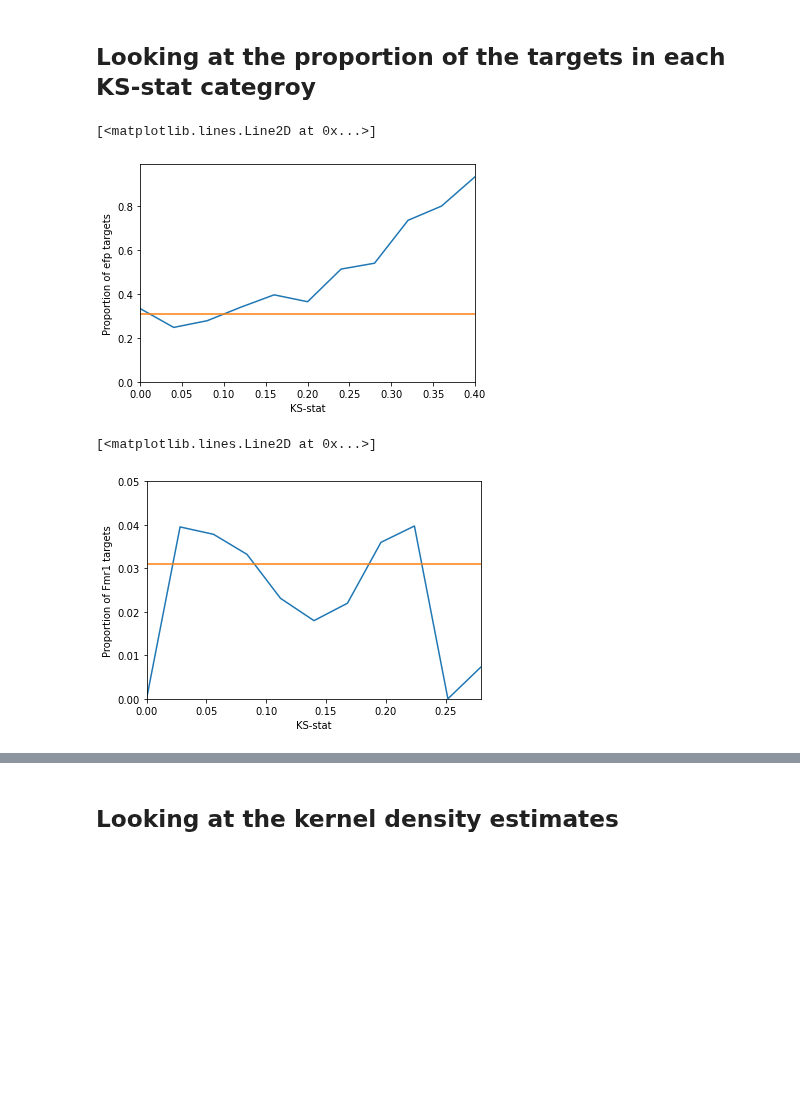
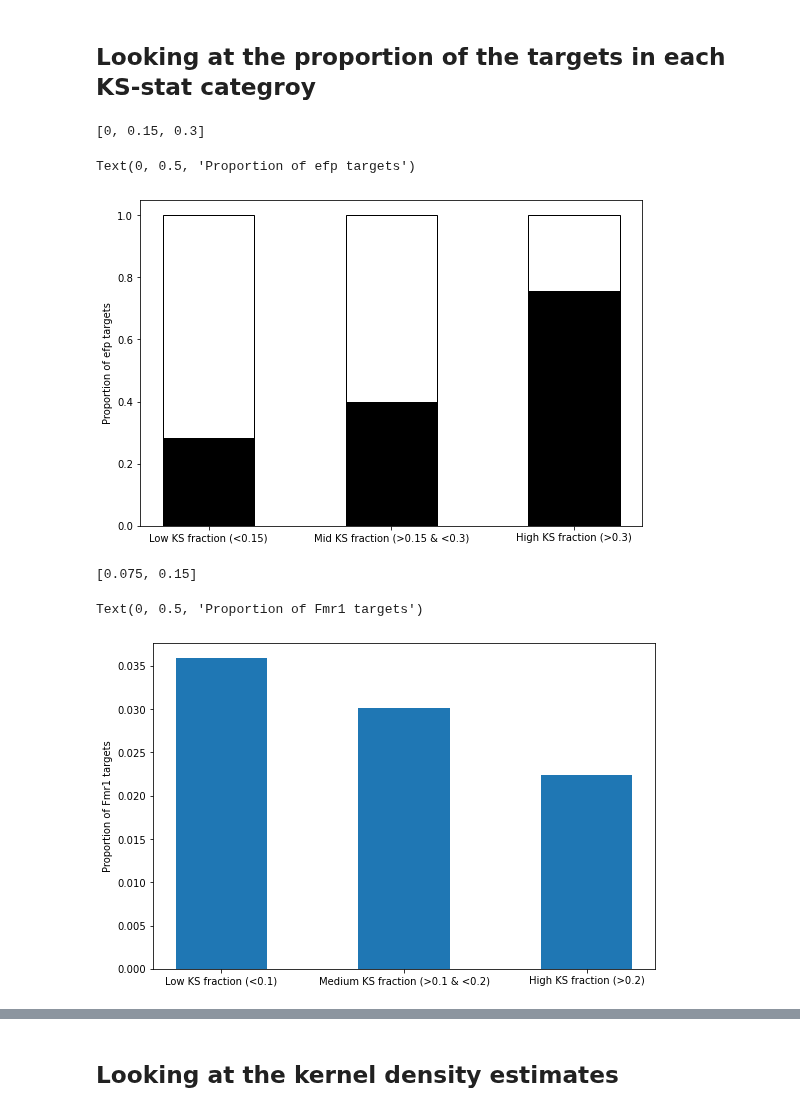
Before and after one commit to Raif-fl/Fall_2021_Work_journal, a Jupyter notebook: Comparison of means/Proportional_analysis.ipynb, the cells around one changed output, grey strips where cells are left out. Cells and saved outputs as stored; diff of their text form; code cells hidden in the pictures; blank space fills up the shorter version.

Commit message:
created a functonal prototype for ecol phase diagram

```diff
--- a/Comparison of means/Proportional_analysis.ipynb
+++ b/Comparison of means/Proportional_analysis.ipynb
@@ -254,30 +254,42 @@ N_cats = 10
 ratios_ecol, sections_ecol = determine_enrichment(PPP_ks_table, df_ecol, N_cats, max_ks)
 # %%
 sections_ecol.insert(0,0)
+# %%
+sections_ecol
+# %% [output]
+[0, 0.15, 0.3]
 # %%
-plt.plot(sections_ecol, ratios_ecol)
-plt.xlim(0,max_ks)
-plt.ylim(0, 0.99)
+figure(figsize = (9,6))
+plt.bar([1,2,3],[1.0,1.0,1.0],fill = False, width = 0.5,
+        tick_label = ["Low KS fraction (<0.15)","Mid KS fraction (>0.15 & <0.3)","High KS fraction (>0.3)"])
+plt.bar([1,2,3],ratios_ecol, color = "black",width = 0.5)
+#plt.xlim(0,max_ks)
+#plt.ylim(0, 0.99)
 plt.ylabel("Proportion of efp targets")
-plt.xlabel("KS-stat")
-plt.plot([0,0.6],[0.31,0.31])
+#plt.plot([0,0.6],[0.31,0.31])
 # %% [output]
-[<matplotlib.lines.Line2D at 0x...>]
+Text(0, 0.5, 'Proportion of efp targets')
-[figure, old version]
+[figure, new version]
 # %%
-max_ks = 0.28
-N_cats = 10
+max_ks = 0.15
+N_cats = 2
 ratios_dmel, sections_dmel = determine_enrichment(Fmr1_ks_table, df_dmel, N_cats, max_ks)
+# %%
+sections_dmel
+# %% [output]
+[0.075, 0.15]
 # %%
 sections_dmel.insert(0,0)
 # %%
-plt.plot(sections_dmel, ratios_dmel)
-plt.xlim(0,max_ks)
-plt.ylim(0, 0.05)
+figure(figsize = (9,6))
+plt.bar([1,2,3],ratios_dmel, width = 0.5,
+        tick_label = ["Low KS fraction (<0.1)","Medium KS fraction (>0.1 & <0.2)","High KS fraction (>0.2)"])
+#plt.xlim(0,max_ks)
+#plt.ylim(0, 0.05)
 plt.ylabel("Proportion of Fmr1 targets")
-plt.xlabel("KS-stat")
-plt.plot([0,0.6],[0.031,0.031])
+#plt.xlabel("KS-stat")
+#plt.plot([0,0.6],[0.031,0.031])
 # %% [output]
-[<matplotlib.lines.Line2D at 0x...>]
+Text(0, 0.5, 'Proportion of Fmr1 targets')
-[figure, old version]
+[figure, new version]
 # %%
```
Also changed, not shown: parts of 8 cells of this notebook, 5 other files.
